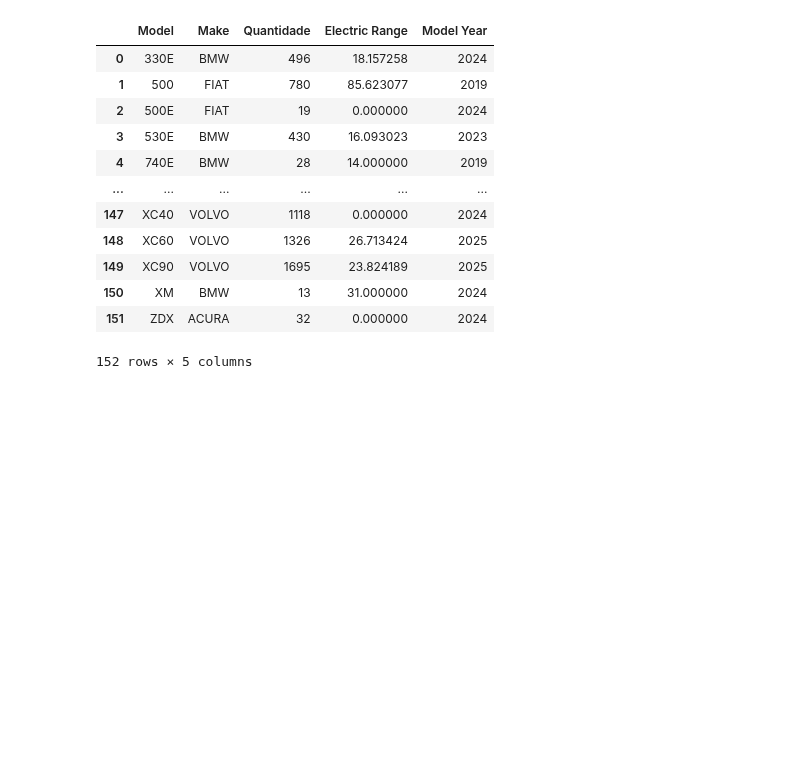
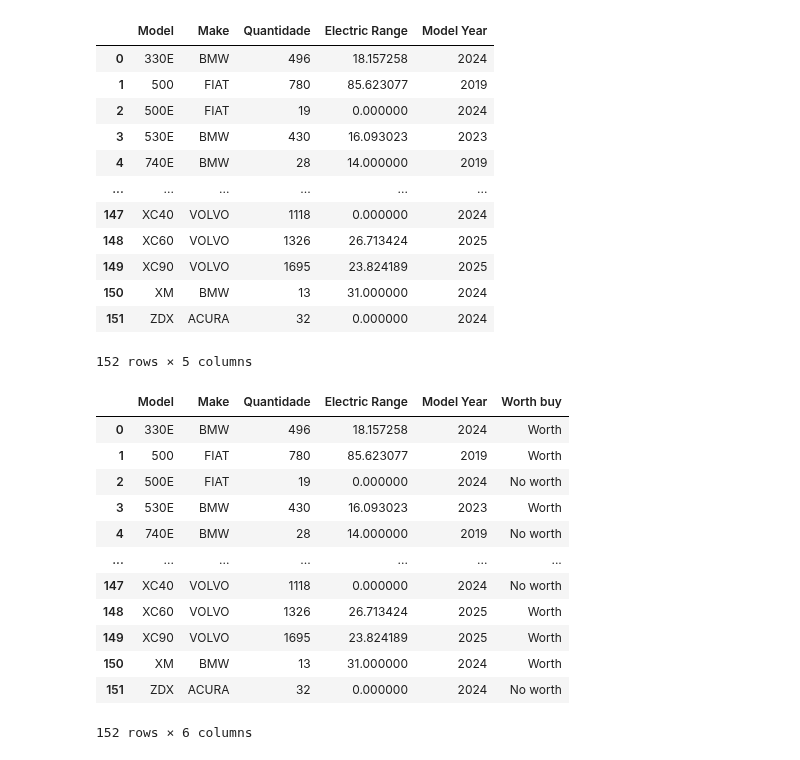
Before and after one commit to yagoandradelima/data-analysis-python, a Jupyter notebook: generic/code/elec_cars.ipynb, the cells around one changed output. Drawn from its saved outputs; the diff is of its cells as text; code cells hidden in the pictures; blank space fills up the shorter version.

Commit message:
Update elec_cars.ipynb
Criação de um novo Dataframe visualizando apenas os modelos. Criação de uma nova coluna com dados de custo benefício de compra

```diff
--- a/generic/code/elec_cars.ipynb
+++ b/generic/code/elec_cars.ipynb
@@ -253,4 +251,28 @@ df_models
 | 151 | ZDX | ACURA | 32 | 0.000000 | 2024 |
 152 rows × 5 columns
 # %%
-df_models["Worth Buy"] = x for x in df_models["Electric Range"] if
+# Os dados de comparação são apenas métodos didáticos para aplicar a função.
+
+def worth_buy(row):
+    if row["Electric Range"] > 15:
+        return "Worth"
+    else:
+        return "No worth"
+# %%
+df_models["Worth buy"] = df_models.apply(worth_buy, axis=1)
+# %%
+df_models
+# %% [output]
+|  | Model | Make | Quantidade | Electric Range | Model Year | Worth buy |
+| 0 | 330E | BMW | 496 | 18.157258 | 2024 | Worth |
+| 1 | 500 | FIAT | 780 | 85.623077 | 2019 | Worth |
+| 2 | 500E | FIAT | 19 | 0.000000 | 2024 | No worth |
+| 3 | 530E | BMW | 430 | 16.093023 | 2023 | Worth |
+| 4 | 740E | BMW | 28 | 14.000000 | 2019 | No worth |
+| ... | ... | ... | ... | ... | ... | ... |
+| 147 | XC40 | VOLVO | 1118 | 0.000000 | 2024 | No worth |
+| 148 | XC60 | VOLVO | 1326 | 26.713424 | 2025 | Worth |
+| 149 | XC90 | VOLVO | 1695 | 23.824189 | 2025 | Worth |
+| 150 | XM | BMW | 13 | 31.000000 | 2024 | Worth |
+| 151 | ZDX | ACURA | 32 | 0.000000 | 2024 | No worth |
+152 rows × 6 columns
```
Also changed, not shown: parts of 1 cell of this notebook.
